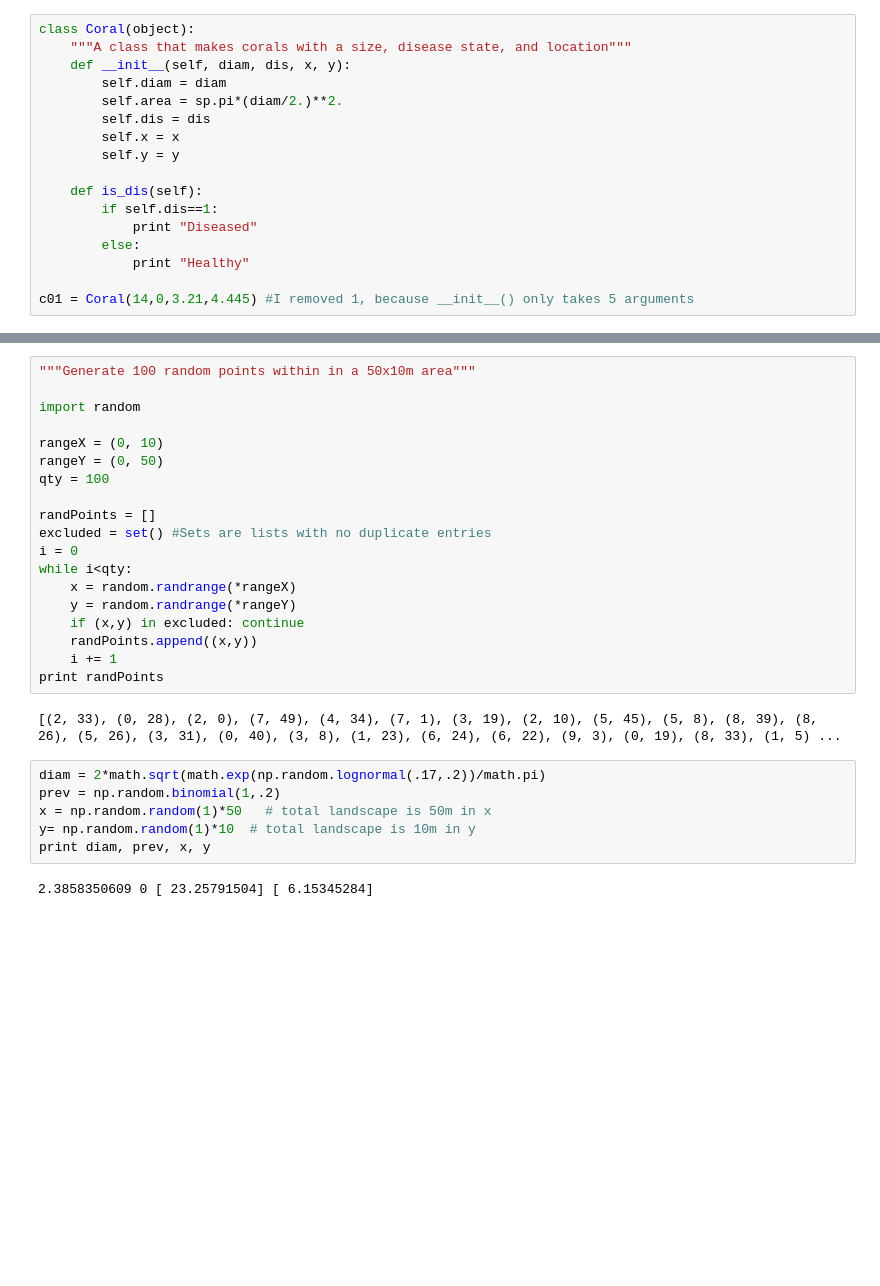
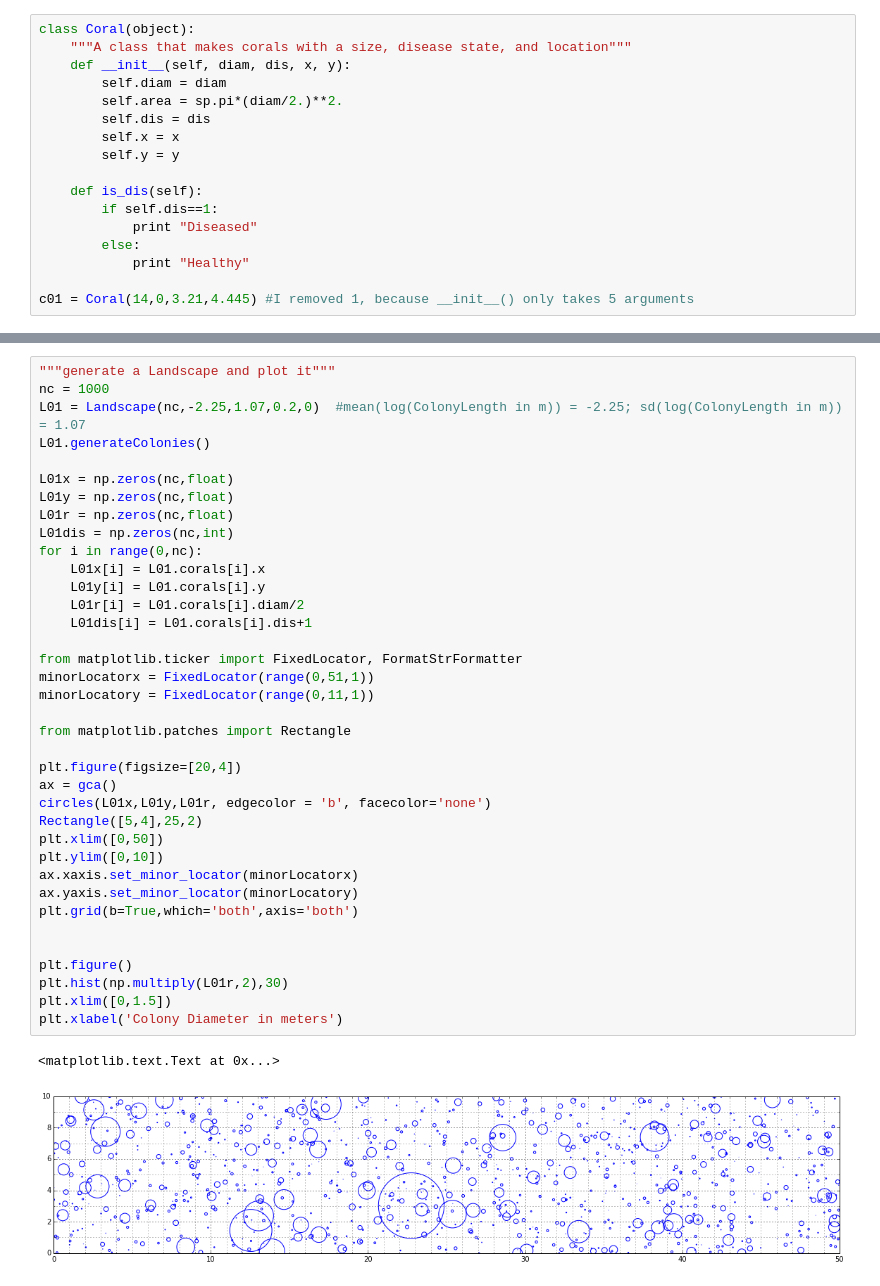
Before and after one commit to donahuem/disease-survey-methods, a Jupyter notebook: Coral Disease Landscape/Coral Landscape.ipynb, the cells around one changed output, grey strips where cells are left out. Drawn from its saved outputs; the diff is of its cells as text; blank space fills up the shorter version.

Commit message:
updated landscape generation and plotting

```diff
--- a/Coral Disease Landscape/Coral Landscape.ipynb
+++ b/Coral Disease Landscape/Coral Landscape.ipynb
@@ -113,29 +156,40 @@ SyntaxError: invalid syntax (<ipython-input-18-181231d03791>, line 5)
-# %%
-"""Generate 100 random points within in a 50x10m area"""
-
-import random
-
-rangeX = (0, 10)
-rangeY = (0, 50)
-qty = 100
-
-randPoints = []
-excluded = set() #Sets are lists with no duplicate entries
-i = 0
-while i<qty:
-    x = random.randrange(*rangeX)
-    y = random.randrange(*rangeY)
-    if (x,y) in excluded: continue
-    randPoints.append((x,y))
-    i += 1
-print randPoints
-# %% [output]
-[(2, 33), (0, 28), (2, 0), (7, 49), (4, 34), (7, 1), (3, 19), (2, 10), (5, 45), (5, 8), (8, 39), (8, 26), (5, 26), (3, 31), (0, 40), (3, 8), (1, 23), (6, 24), (6, 22), (9, 3), (0, 19), (8, 33), (1, 5) ...
-# %%
-diam = 2*math.sqrt(math.exp(np.random.lognormal(.17,.2))/math.pi)
-prev = np.random.binomial(1,.2)
-x = np.random.random(1)*50   # total landscape is 50m in x
-y= np.random.random(1)*10  # total landscape is 10m in y
-print diam, prev, x, y
-# %% [output]
-2.3858350609 0 [ 23.25791504] [ 6.15345284]
+# %%
+"""generate a Landscape and plot it"""
+nc = 1000
+L01 = Landscape(nc,-2.25,1.07,0.2,0)  #mean(log(ColonyLength in m)) = -2.25; sd(log(ColonyLength in m)) = 1.07
+L01.generateColonies()
+
+L01x = np.zeros(nc,float)
+L01y = np.zeros(nc,float)
+L01r = np.zeros(nc,float)
+L01dis = np.zeros(nc,int)
+for i in range(0,nc):
+    L01x[i] = L01.corals[i].x
+    L01y[i] = L01.corals[i].y
+    L01r[i] = L01.corals[i].diam/2
+    L01dis[i] = L01.corals[i].dis+1
+
+from matplotlib.ticker import FixedLocator, FormatStrFormatter
+minorLocatorx = FixedLocator(range(0,51,1))
+minorLocatory = FixedLocator(range(0,11,1))
+
+from matplotlib.patches import Rectangle
+
+plt.figure(figsize=[20,4])
+ax = gca()
+circles(L01x,L01y,L01r, edgecolor = 'b', facecolor='none')
+Rectangle([5,4],25,2)
+plt.xlim([0,50])
+plt.ylim([0,10])
+ax.xaxis.set_minor_locator(minorLocatorx)
+ax.yaxis.set_minor_locator(minorLocatory)
+plt.grid(b=True,which='both',axis='both')
+
+
+plt.figure()
+plt.hist(np.multiply(L01r,2),30)
+plt.xlim([0,1.5])
+plt.xlabel('Colony Diameter in meters')
+# %% [output]
+<matplotlib.text.Text at 0x...>
+[figure, added]
```
Also changed, not shown: parts of 5 cells of this notebook.
